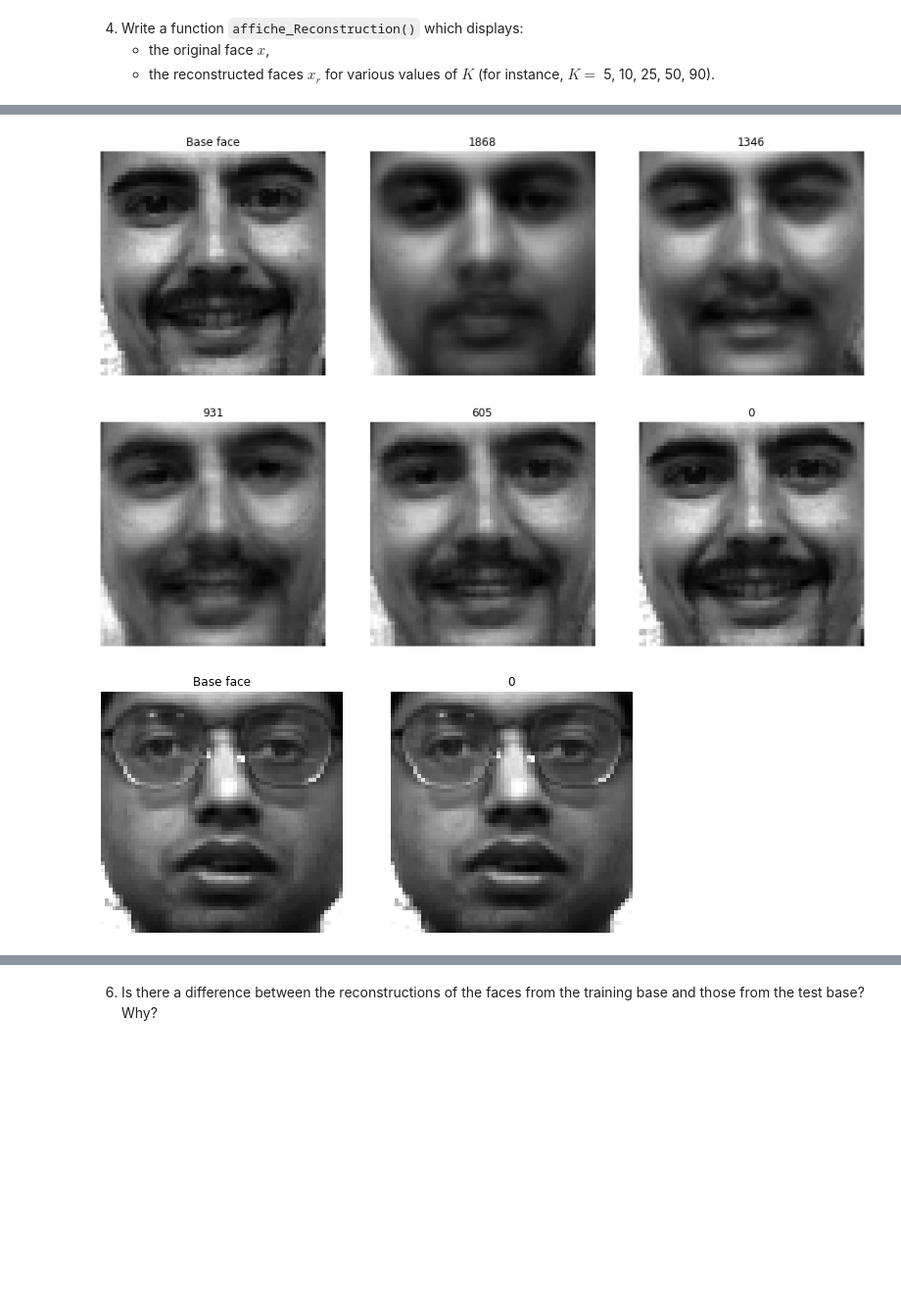
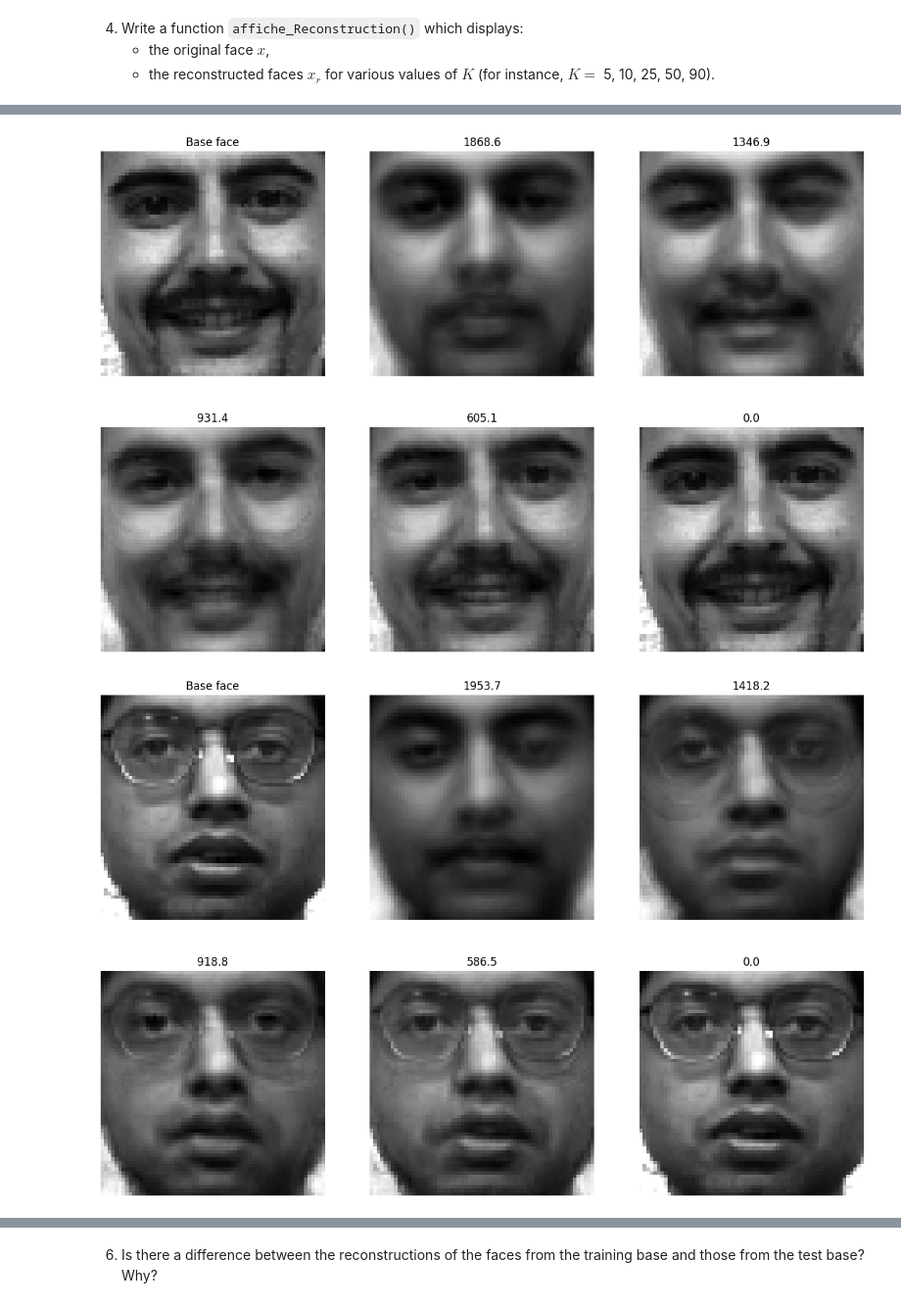
Before and after one commit to White-On/BIMA_Notebook, a Jupyter notebook: TME9-10.ipynb, the cells around one changed output, grey strips where cells are left out. Shown at 98% size. Cells and saved outputs as stored; diff of their text form; code cells hidden in the pictures; blank space fills up the shorter version.

```diff
--- a/TME9-10.ipynb
+++ b/TME9-10.ipynb
@@ -272,18 +290,12 @@ plt.show()
 ![Figure_5.png](./figs/Figure_5.png)
 <center>Figure 5: cumulative sum of eigenvalues</center>
 # %%
-Ax = np.arange(90)
+x = np.arange(90)
 c = 0
-Ay = np.cumsum(S)*100
+y = np.cumsum(S)*100
 
-"""
-Ay = np.zeros(90)
-for i in range(90):
-    c += S[i]*100
-    Ay[i] = c
-"""
-
-plt.plot(Ax,Ay,'y')
+plt.figure(figsize=(8, 5))
+plt.plot(x,y)
 plt.title("cumulative sum of eigenvalues")
 plt.xlabel("number of picture")
 plt.show()
@@ -321,10 +333,10 @@ $$E^{recons}(x) =\|x-\tilde{x}\|_2  = \sqrt{\sum_{p=1}^n \left( x(p) - \tilde{x}
 # %%
 def projEigenface(x, x_mean, W, K):
     """ Vector[d]*Vector[d]*Array[d,n]*int -> Vector[K] """
-    Wk = W[:,0:K]
+    Wk = W[:,:K]
     return Wk.T @ (x - x_mean)
 
-P = projEigenface(Xc[:,15],Mf,U,30)
+P = projEigenface(Xc[:,15],MeanFace,U,30)
 print(P)
 # %% [output]
 [ 3580.22837926  1865.85527647 -1500.23733744  -132.10858502
@@ -340,7 +352,7 @@ print(P)
 # %%
 def reconstruct(z, x_mean, W, K):
     """Vector[K]*Vector[d]*Array[d,n]*int -> Vector[d] """
-    Wk = W[:,0:K]
+    Wk = W[:,:K]
     return x_mean + Wk @ z
 # %% [markdown]
 3.  Write a function  `errorReconstruct()` which computes the recontruction error between $\tilde{x}$ and $x$.
@@ -353,7 +365,7 @@ def errorReconstruct(x_r, x):
     - the original face $x$,
     - the reconstructed faces $x_r$ for various values of $K$ (for instance, $K =$ 5, 10, 25, 50, 90).
 # %%
-def affiche_reconstruction(x, x_moy, W, listK):
+def affiche_reconstruction(x, x_moy, W, listK = [5,10,25,50,90]):
     """ Vector[d]*Vector[d]*Array[d,n]*list[int] -> NoneType """
     cpt = 1
     plt.figure(figsize=(15, 10))
@@ -367,7 +379,7 @@ def affiche_reconstruction(x, x_moy, W, listK):
         plt.subplot(2, 3, cpt)
         z = projEigenface(x,x_moy,W,k)
         r = reconstruct(z,x_moy,W,k)
-        plt.title(errorReconstruct(r,x))
+        plt.title(f'{errorReconstruct(r,x):.1f}')
         plt.imshow(deflat(r),cmap = 'gray')
         plt.axis('off')
     plt.show()
@@ -377,9 +389,9 @@ def affiche_reconstruction(x, x_moy, W, listK):
 ![Figure_6.png](./figs/Figure_6.png)
 <center>Figure 6: example of reconstruction for image number 50</center>
 # %%
-affiche_reconstruction(X_train[:,49], Mf, U,[5, 10, 25, 50, 90])
-affiche_reconstruction(X_train[:,54], Mf, U,[90])
-affiche_reconstruction(X_test[:,16], Mf, U,[90])
+affiche_reconstruction(X_train[:,49], MeanFace, U,[5, 10, 25, 50, 90])
+affiche_reconstruction(X_train[:,54], MeanFace, U)
+affiche_reconstruction(X_test[:,16], MeanFace, U)
 # %% [output]
-[figure, old version]
+[figure, new version]
-[figure, old version]
+[figure, new version]
```
Also changed, not shown: parts of 16 cells of this notebook.
